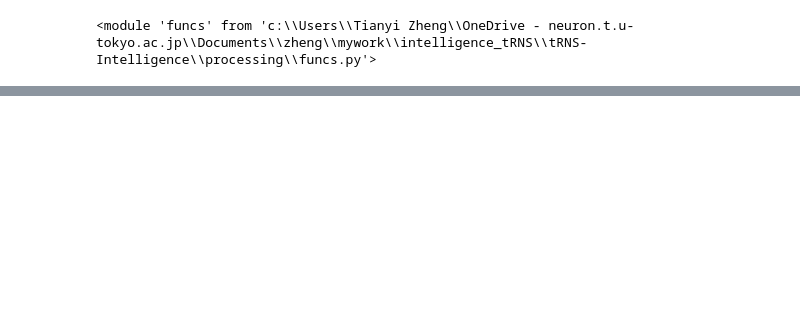
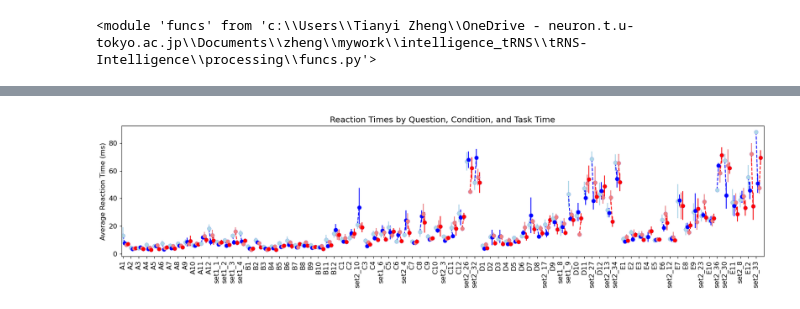
Before and after one commit to Shawnzty/tRNS-Intelligence, a Jupyter notebook: processing/behavior/behavior.ipynb, the cells around one changed output, grey strips where cells are left out. Saved outputs shown, nothing was run; the diff lists cells and outputs as text; code cells hidden in the pictures; blank space fills up the shorter version.

```diff
--- a/processing/behavior/behavior.ipynb
+++ b/processing/behavior/behavior.ipynb
@@ -58,0 +136,60 @@ for row in range(len(subjects_behavior)):
+# %%
+import matplotlib.pyplot as plt
+import numpy as np
+
+# Assuming rt_table is already created and contains the necessary data.
+# Extract unique questions to plot
+questions = rt_table['question'].unique()
+num_questions = len(questions)
+
+# Colors for different conditions and times
+# colors = {
+#     ('Sham', 'pre'): 'lightblue',
+#     ('Sham', 'post'): 'blue',
+#     ('Active', 'pre'): 'lightcoral',
+#     ('Active', 'post'): 'red'
+# }
+colors = ['lightblue', 'blue', 'lightcoral', 'red']
+
+# Initialize plot
+fig, ax = plt.subplots(figsize=(num_questions * 0.2, 4.5))  # Adjusting width for each question
+
+# Iterate over each question to plot the mean and error bars
+for idx, question in enumerate(questions):
+    subset = rt_table[rt_table['question'] == question]
+
+    # Sort subset to ensure consistent order [Sham pre, Sham post, Active pre, Active post]
+    subset = subset.sort_values(by=['condition', 'task time'], ascending=[False, False])
+
+    # Collect means, std errors, and labels
+    means = subset['average time'].values
+    std_errors = subset['SEM'].values  # using SEM for error bars
+    # labels = [f'{cond} {time}' for cond, time in zip(subset['condition'], subset['task time'])]
+
+    # Plot data points and connect lines within each condition
+    x_vals = np.arange(len(means)) + idx * (len(means) + 1)  # Offset each group of points
+
+    ax.errorbar(x_vals, means, yerr=std_errors, fmt='o', color='blue')
+    for i in range (0,4):
+        ax.errorbar(x_vals[i], means[i], yerr=std_errors[i], marker='o', color=colors[i])
+
+    ax.plot(x_vals[0:2], means[0:2], color='blue', linestyle='--')  # Connect Sham points
+    ax.plot(x_vals[2:4], means[2:4], color='red', linestyle='--')  # Connect Active points
+
+# Adjust x-axis
+ax.set_xlim(-1, num_questions * (len(means) + 1))
+ax.set_xticks(range(0, num_questions * (len(means) + 1), len(means) + 1))
+ax.set_xticklabels(questions, rotation=90)
+
+# Add labels and title
+ax.set_ylabel('Average Reaction Time (ms)')
+ax.set_title('Reaction Times by Question, Condition, and Task Time')
+
+# Adjust layout to make room for labels
+fig.tight_layout()
+
+save_path = os.path.join('..', '..', '..', 'paper', 'behavior', 'rt_question_condition_tasktime.png')
+plt.savefig(save_path, format='png', dpi=600)
+plt.show()
+# %% [output]
+[figure, added]
```
Also changed, not shown: parts of 9 cells of this notebook, 2 other files.
